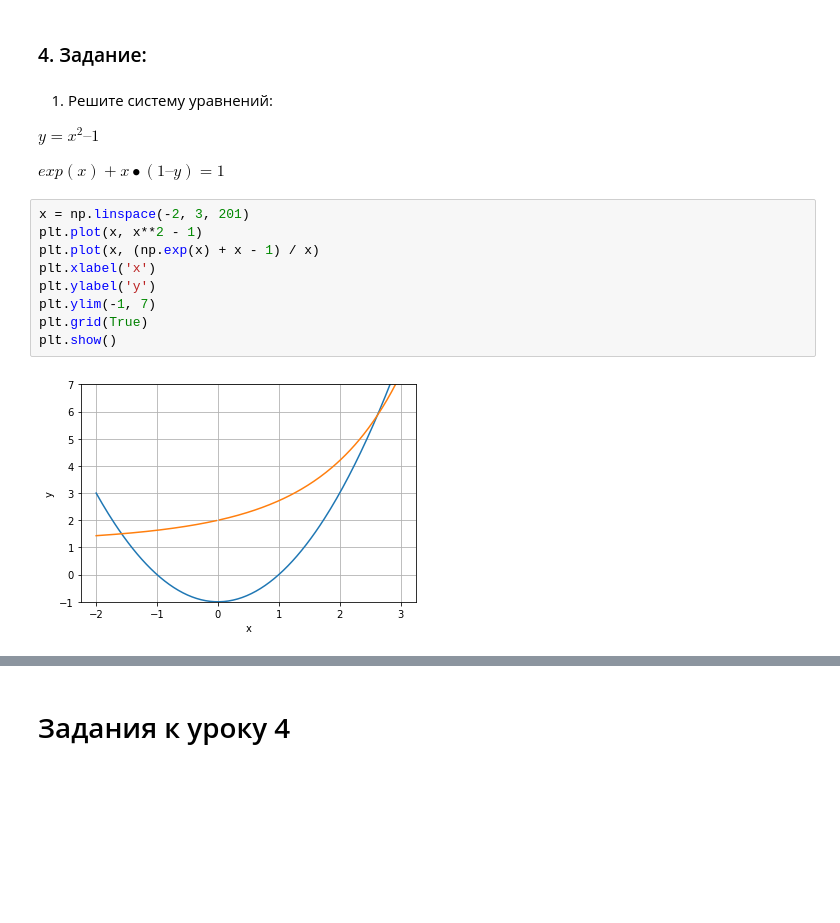
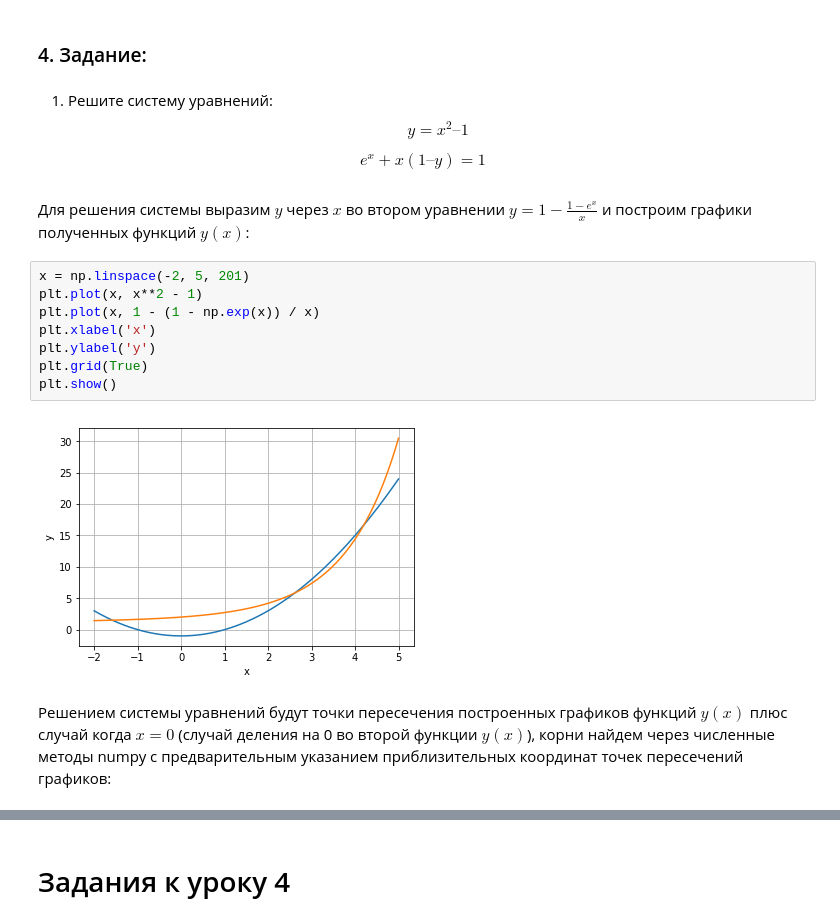
Before and after one commit to barinsm/GeekBrains, a Jupyter notebook: hw02.ipynb, the cells around one changed output, grey strips where cells are left out. Saved outputs shown, nothing was run; the diff lists cells and outputs as text; blank space fills up the shorter version.

```diff
--- a/hw02.ipynb
+++ b/hw02.ipynb
@@ -63,21 +85,23 @@ plt.show()
 ### 4. Задание:
 # %% [markdown]
 1) Решите систему уравнений:
+$$y = x^2 – 1$$
 
-$y=x^2–1$
-
-$exp(x)+x∙(1–y)=1$
+$$e^x + x(1–y) = 1$$
+# %% [markdown]
+Для решения системы выразим $y$ через $x$ во втором уравнении $y = 1-\frac{1-e^x}{x}$ и построим графики полученных функций $y(x)$:
 # %%
-x = np.linspace(-2, 3, 201)
+x = np.linspace(-2, 5, 201)
 plt.plot(x, x**2 - 1)
-plt.plot(x, (np.exp(x) + x - 1) / x)
+plt.plot(x, 1 - (1 - np.exp(x)) / x)
 plt.xlabel('x')
 plt.ylabel('y')
-plt.ylim(-1, 7)
 plt.grid(True)
 plt.show()
 # %% [output]
-[figure, old version]
+[figure, new version]
+# %% [markdown]
+Решением системы уравнений будут точки пересечения построенных графиков функций $y(x)$ плюс случай когда $x=0$ (случай деления на 0 во второй функции $y(x)$), корни найдем через численные методы numpy с предварительным указанием приблизительных координат точек пересечений графиков:
 # %%
 from scipy.optimize import fsolve
 
```
Also changed, not shown: parts of 28 cells of this notebook.
